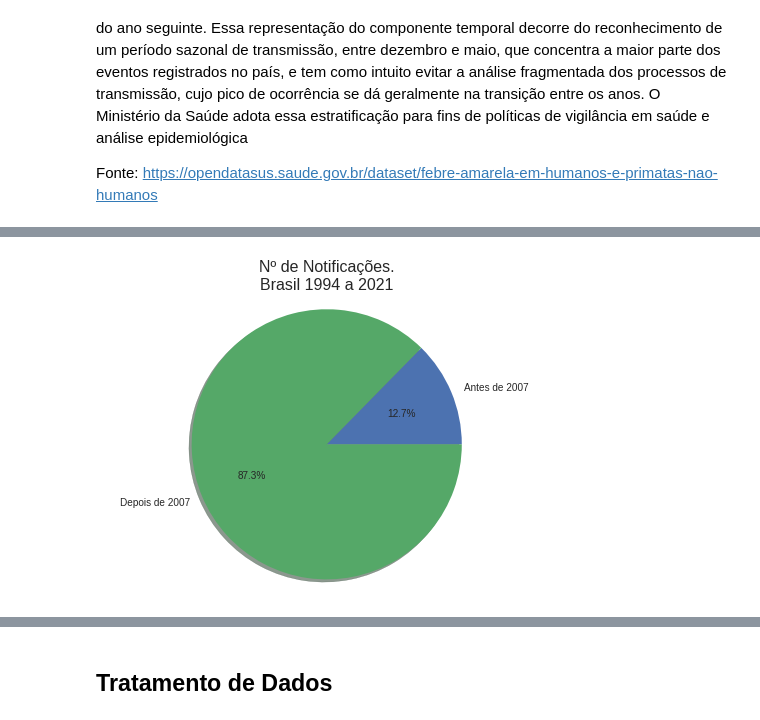
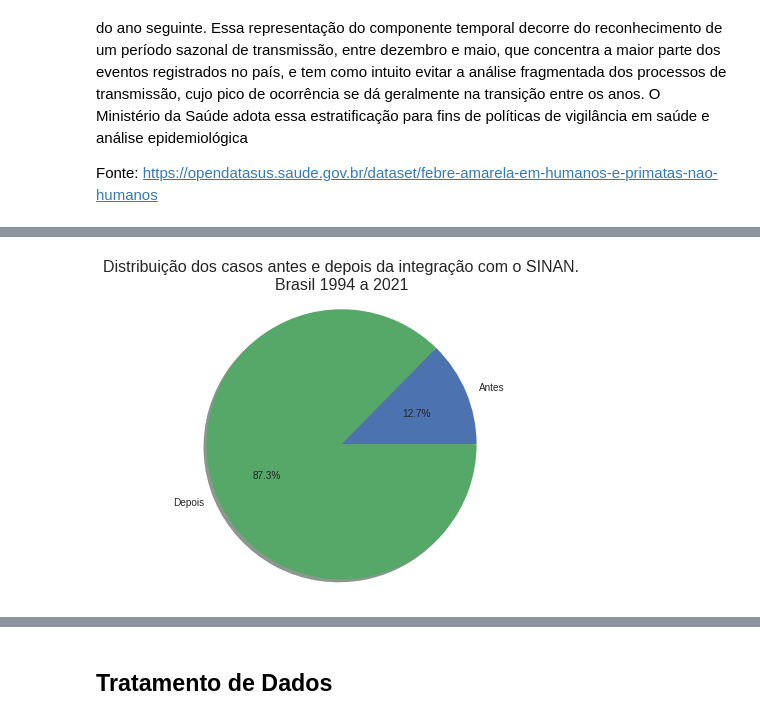
Before and after one commit to pedrosena138/if1007-tasi4, a Jupyter notebook: Analise_de_casos_de_febre_amarela_em_humanos.ipynb, the cells around one changed output, grey strips where cells are left out. Saved outputs shown, nothing was run; the diff lists cells and outputs as text; code cells hidden in the pictures.

```diff
--- a/Analise_de_casos_de_febre_amarela_em_humanos.ipynb
+++ b/Analise_de_casos_de_febre_amarela_em_humanos.ipynb
@@ -85,11 +85,11 @@ None
 # %%
 total = df.shape[0]
 values = df.groupby(df['ANO_IS'] >= 2007).size().values
-labels = ['Antes de 2007', 'Depois de 2007']
+labels = ['Antes', 'Depois']
 plt.pie(values, labels=labels, autopct='%1.1f%%', shadow=True)
 plt.axis('equal')
-plt.title('Nº de Notificações.\nBrasil 1994 a 2021', fontsize=16)
+plt.title('Distribuição dos casos antes e depois da integração com o SINAN.\nBrasil 1994 a 2021', fontsize=16)
 plt.show()
 # %% [output]
-[figure, old version]
+[figure, new version]
 # %%
```
Also changed, not shown: parts of 5 cells of this notebook.
